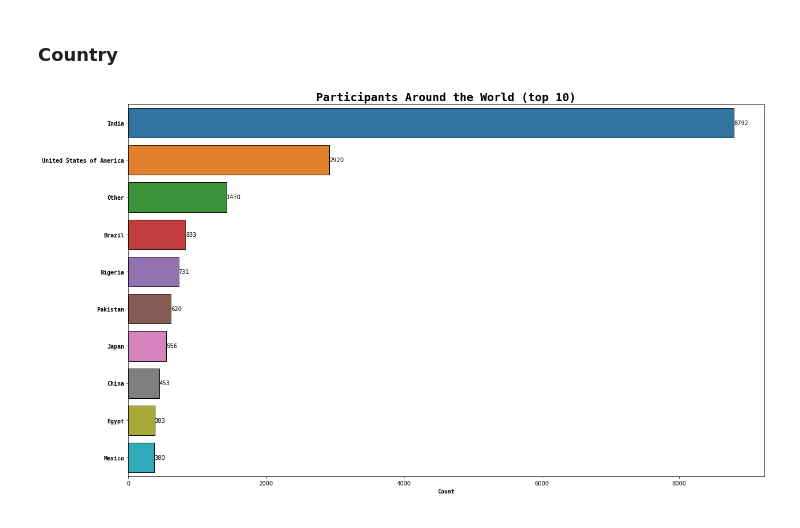
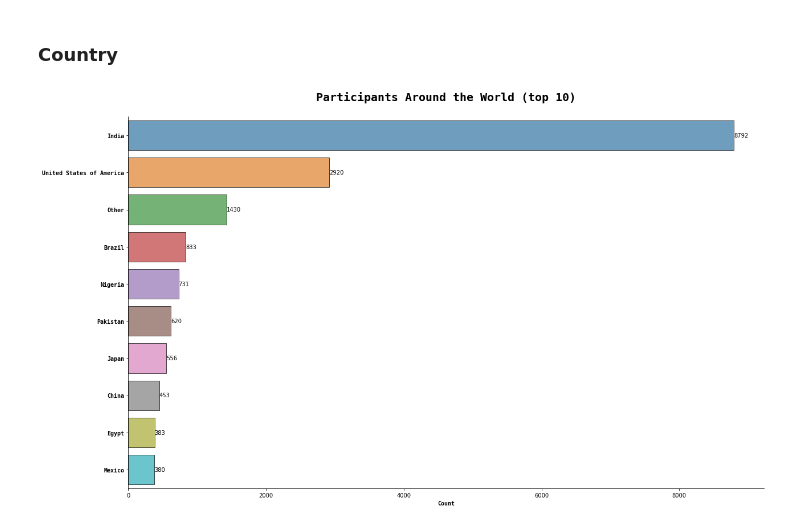
Before and after one commit to Daviditto/2022-kaggle-machine-learning-and-data-science-survey, a Jupyter notebook: 2022 kaggle machine learning and data science survey part 1.ipynb, the cells around one changed output. Saved outputs shown, nothing was run; the diff lists cells and outputs as text; code cells hidden in the pictures.

```diff
--- a/2022 kaggle machine learning and data science survey part 1.ipynb
+++ b/2022 kaggle machine learning and data science survey part 1.ipynb
@@ -111,20 +113,21 @@ fig.update_layout(margin=dict(t=40, l=0, r=0, b=0))
 # %% [markdown]
 ### Country
 # %%
-sns.barplot(y = data['Q4'][1:].value_counts().reset_index()[:10]['index'], x = data['Q4'][1:].value_counts().reset_index()[:10]['Q4'], edgecolor='black')
+sns.barplot(y = data['Q4'][1:].value_counts().reset_index()[:10]['index'], x = data['Q4'][1:].value_counts().reset_index()[:10]['Q4'], edgecolor='black',alpha=0.7)
 ax = plt.gca()
 for i in ax.containers:
     plt.bar_label(i)
 fig=plt.gcf()
 fig.set_size_inches(20,12)
-plt.title('Participants Around the World (top 10)', fontname = 'monospace', weight='semibold', size=20)
+ax.spines[['top', 'right']].set_visible(False)
+plt.title('Participants Around the World (top 10)\n', fontname = 'monospace', weight='semibold', size=20)
 for i in ax.get_yticklabels():
     i.set_font('monospace')
     i.set_weight('semibold')
 plt.xlabel('Count',fontname = 'monospace', weight='semibold')
 plt.ylabel('');
 # %% [output]
-[figure, old version]
+[figure, new version]
 # %%
 fig = px.pie(data['Q4'][1:].value_counts().reset_index()[:10], values='Q4', names='index', title='Participants Around the World')
 fig.update_traces(textinfo='label+percent')
```
Also changed, not shown: parts of 2 cells of this notebook.
